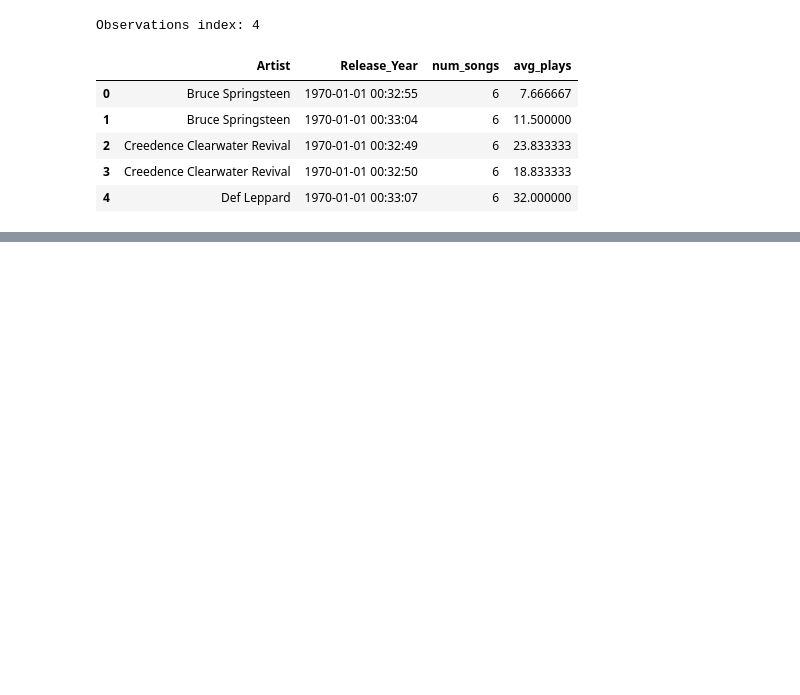
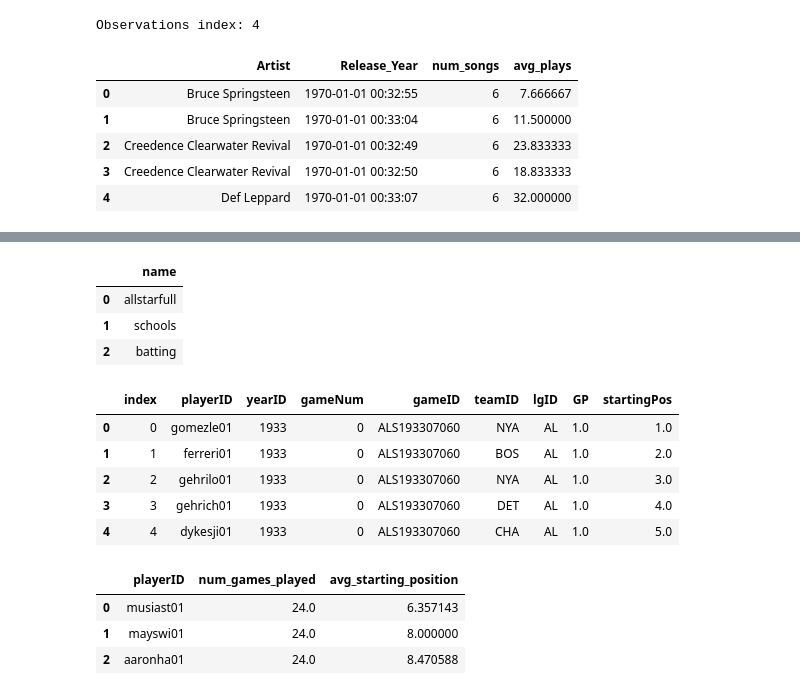
Before and after one commit to jamwine/SQL-in-Python, a Jupyter notebook: SQL in Python.ipynb, the cells around one changed output, grey strips where cells are left out. Cells and saved outputs as stored; diff of their text form; code cells hidden in the pictures; blank space fills up the shorter version.

Commit message:
Baseball Database

```diff
--- a/SQL in Python.ipynb
+++ b/SQL in Python.ipynb
@@ -180,0 +158,6 @@ conn.close()
+# %%
+# Create a variable, `path`, containing the path to the `baseball.db` contained in `resources/`
+path = 'databases/baseball.db'
+
+# Create a connection, `con`, that is connected to database at `path`
+con = sq3.Connection(path)
@@ -180,0 +176,40 @@ conn.close()
+# %%
+# Displaying all tables in database
+pd.read_sql("select name from sqlite_master where type = 'table';", con)
+# %% [output]
+|  | name |
+| 0 | allstarfull |
+| 1 | schools |
+| 2 | batting |
+# %%
+# Create a variable, `query`, containing a SQL query which reads in all data from the `` table
+query = """
+SELECT *
+    FROM allstarfull
+    ;
+"""
+
+allstar_observations = pd.read_sql(query, con)
+allstar_observations.head()
+# %% [output]
+|  | index | playerID | yearID | gameNum | gameID | teamID | lgID | GP | startingPos |
+| 0 | 0 | gomezle01 | 1933 | 0 | ALS193307060 | NYA | AL | 1.0 | 1.0 |
+| 1 | 1 | ferreri01 | 1933 | 0 | ALS193307060 | BOS | AL | 1.0 | 2.0 |
+| 2 | 2 | gehrilo01 | 1933 | 0 | ALS193307060 | NYA | AL | 1.0 | 3.0 |
+| 3 | 3 | gehrich01 | 1933 | 0 | ALS193307060 | DET | AL | 1.0 | 4.0 |
+| 4 | 4 | dykesji01 | 1933 | 0 | ALS193307060 | CHA | AL | 1.0 | 5.0 |
+# %%
+best_query = """
+SELECT playerID, sum(GP) AS num_games_played, AVG(startingPos) AS avg_starting_position
+    FROM allstarfull
+    GROUP BY playerID
+    ORDER BY num_games_played DESC, avg_starting_position ASC
+    LIMIT 3
+"""
+best = pd.read_sql(best_query, con)
+best.head()
+# %% [output]
+|  | playerID | num_games_played | avg_starting_position |
+| 0 | musiast01 | 24.0 | 6.357143 |
+| 1 | mayswi01 | 24.0 | 8.000000 |
+| 2 | aaronha01 | 24.0 | 8.470588 |
```
Also changed, not shown: parts of 12 cells of this notebook, 3 other files.
